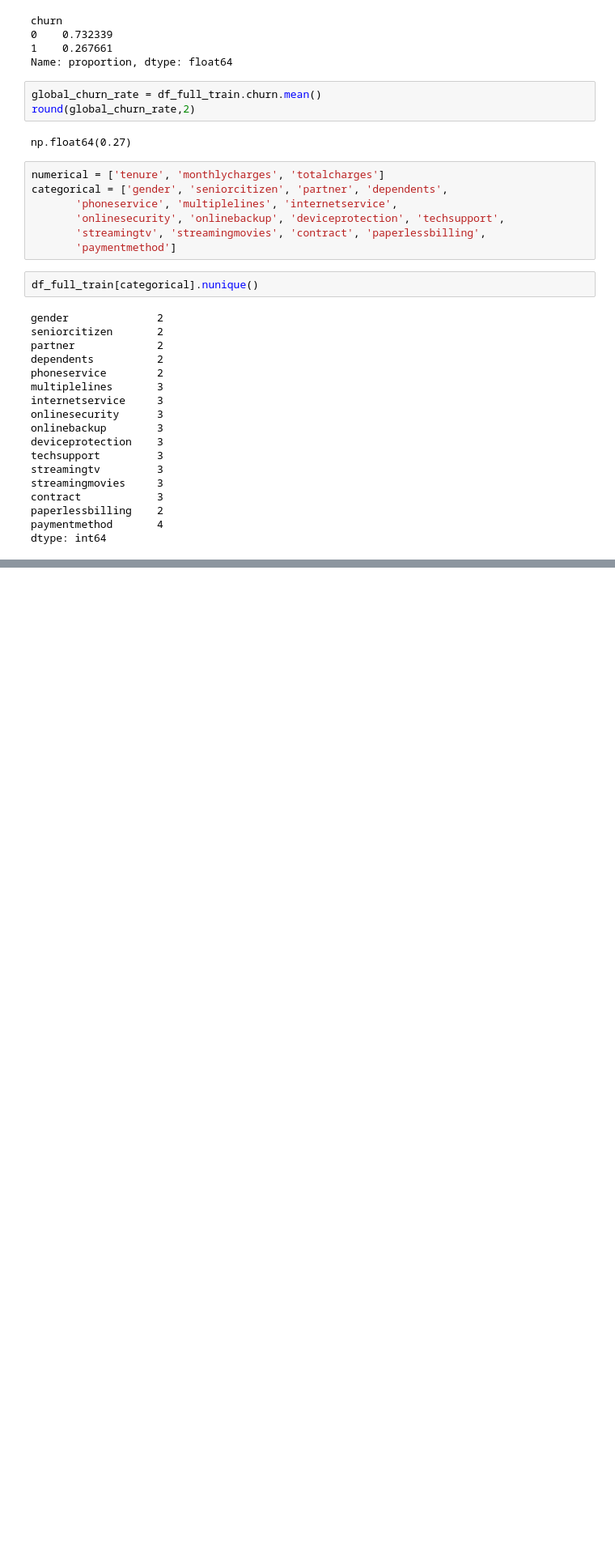
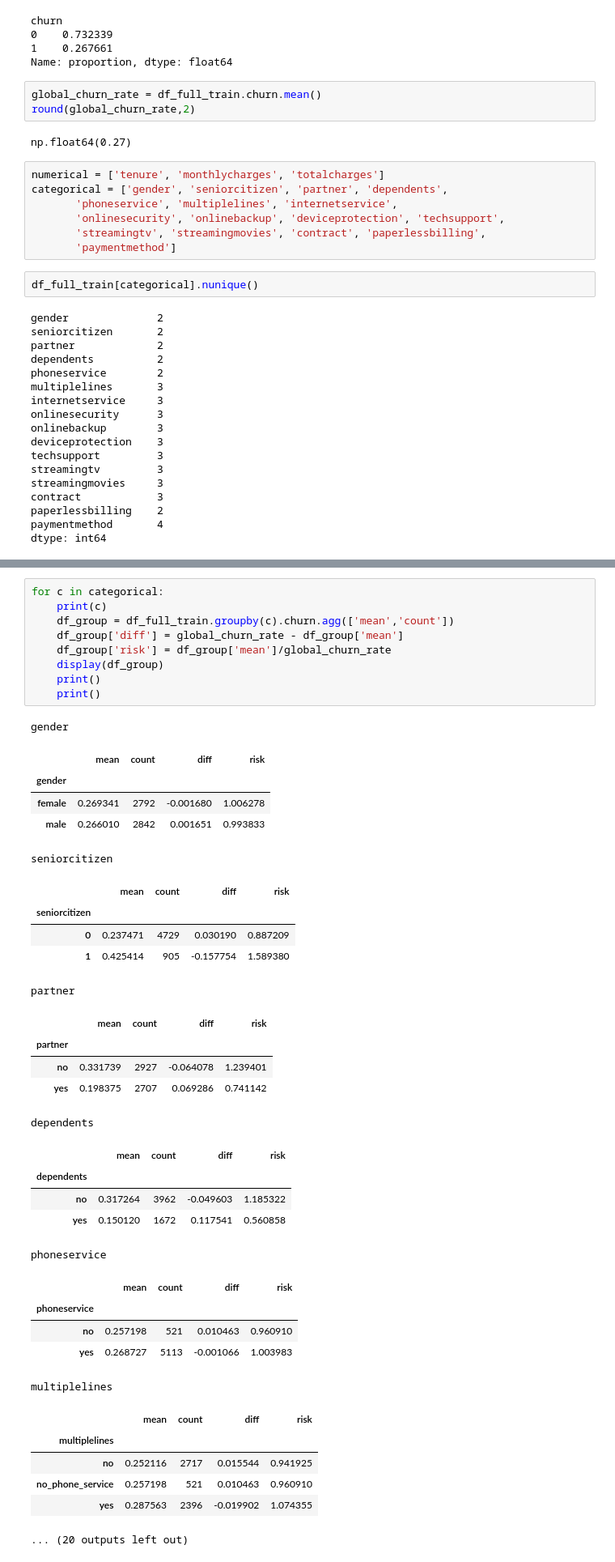
Before and after one commit to RaDilsara/ML-Zoomcamp, a Jupyter notebook: Churn_prediction/Churn_prediction.ipynb, the cells around one changed output, grey strips where cells are left out. Shown: that part at 81% size. Cells and saved outputs as stored; diff of their text form; blank space fills up the shorter version.

```diff
--- a/Churn_prediction/Churn_prediction.ipynb
+++ b/Churn_prediction/Churn_prediction.ipynb
@@ -115,0 +167,42 @@ dtype: int64
+# %%
+for c in categorical:
+    print(c)
+    df_group = df_full_train.groupby(c).churn.agg(['mean','count'])
+    df_group['diff'] = global_churn_rate - df_group['mean']
+    df_group['risk'] = df_group['mean']/global_churn_rate
+    display(df_group)
+    print()
+    print()
+# %% [output]
+gender
+|  | mean | count | diff | risk |
+| gender |  |  |  |  |
+| female | 0.269341 | 2792 | -0.001680 | 1.006278 |
+| male | 0.266010 | 2842 | 0.001651 | 0.993833 |
+seniorcitizen
+|  | mean | count | diff | risk |
+| seniorcitizen |  |  |  |  |
+| 0 | 0.237471 | 4729 | 0.030190 | 0.887209 |
+| 1 | 0.425414 | 905 | -0.157754 | 1.589380 |
+partner
+|  | mean | count | diff | risk |
+| partner |  |  |  |  |
+| no | 0.331739 | 2927 | -0.064078 | 1.239401 |
+| yes | 0.198375 | 2707 | 0.069286 | 0.741142 |
+dependents
+|  | mean | count | diff | risk |
+| dependents |  |  |  |  |
+| no | 0.317264 | 3962 | -0.049603 | 1.185322 |
+| yes | 0.150120 | 1672 | 0.117541 | 0.560858 |
+phoneservice
+|  | mean | count | diff | risk |
+| phoneservice |  |  |  |  |
+| no | 0.257198 | 521 | 0.010463 | 0.960910 |
+| yes | 0.268727 | 5113 | -0.001066 | 1.003983 |
+multiplelines
+|  | mean | count | diff | risk |
+| multiplelines |  |  |  |  |
+| no | 0.252116 | 2717 | 0.015544 | 0.941925 |
+| no_phone_service | 0.257198 | 521 | 0.010463 | 0.960910 |
+| yes | 0.287563 | 2396 | -0.019902 | 1.074355 |
+... (20 outputs left out)
```
Also changed, not shown: parts of 12 cells of this notebook.
